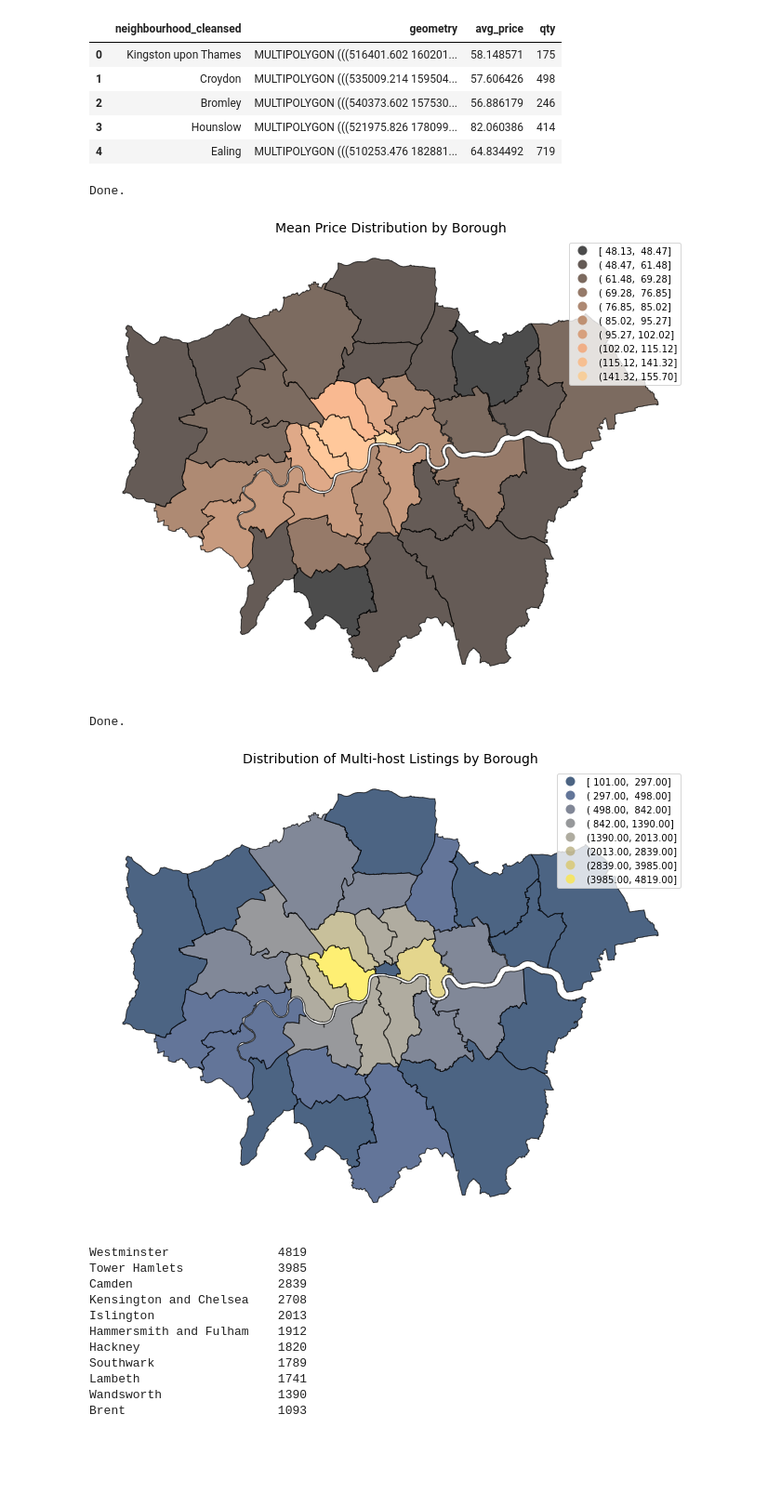
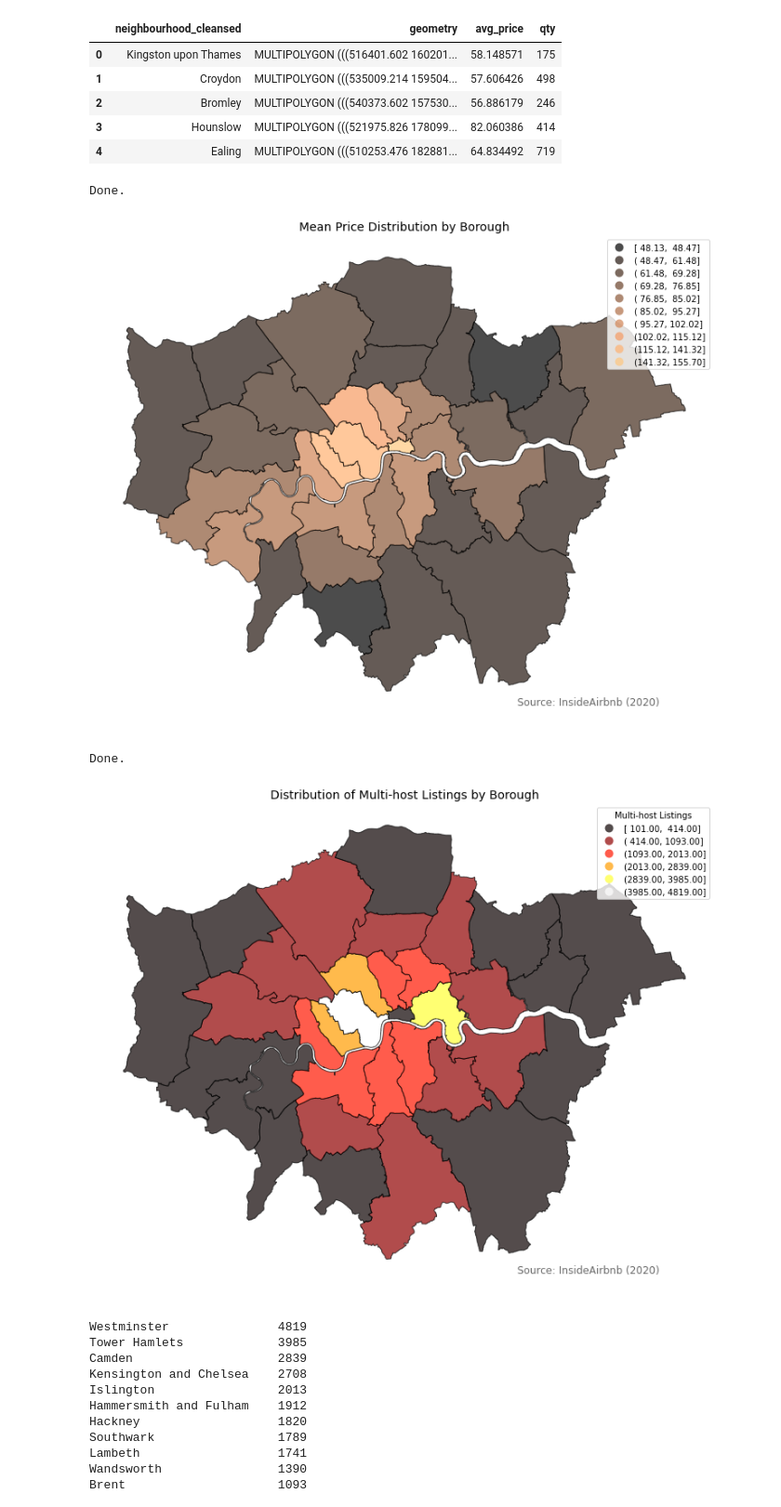
Before and after one commit to MattKavanaugh/i2p_a3_final, a Jupyter notebook: exec-briefing-final.ipynb, the cells around one changed output. Shown at 93% size. Drawn from its saved outputs; the diff is of its cells as text; code cells hidden in the pictures; blank space fills up the shorter version.

```diff
--- a/exec-briefing-final.ipynb
+++ b/exec-briefing-final.ipynb
@@ -889,6 +953,12 @@ ax = prices_map.plot(figsize=(12,9), edgecolor='black', linewidth=1, alpha=0.7,
 #ax = multi_host.plot(markersize=0.1, color = 'black', scheme='Fisher_Jenks', ax=ax)
 ax.set_title("Mean Price Distribution by Borough", fontsize=14)
 plt.axis('off')
+a = ax.annotate('Source: InsideAirbnb (2020)',
+             xy=(0.905, 0.055), xycoords='figure fraction',
+             horizontalalignment='right', verticalalignment='bottom',
+             fontsize=12, fontweight=4, color='dimgrey')
+
+plt.tight_layout()
 
 path = os.path.join('','img')
 fn = 'fig2a'
@@ -901,26 +971,34 @@ plt.savefig(os.path.join(path,fn), index=False)
 print("Done.")
 # %% [output]
 Done.
-[figure, old version]
+[figure, new version]
 # %%
 # distribution of multi-listers by neighbourhood
-ax = prices_map.plot(figsize=(12,9), edgecolor='black', linewidth=1, alpha=0.7, column='qty', cmap='cividis', scheme='Fisher_Jenks', legend=True, k=8)
-#ax = multi_host.plot(markersize=0.1, color = 'black', scheme='Fisher_Jenks', ax=ax)
+
+ax = prices_map.plot(figsize=(12,9), edgecolor='k', linewidth=1, alpha=0.7, column='qty', cmap='hot', scheme='Fisher_Jenks', legend=True, k=6)
+#ax = multi_host.plot(markersize=0.05, color = 'black', scheme='Fisher_Jenks', ax=ax)
 ax.set_title("Distribution of Multi-host Listings by Borough", fontsize=14)
 plt.axis('off')
+a = ax.annotate('Source: InsideAirbnb (2020)',
+             xy=(0.905, 0.055), xycoords='figure fraction',
+             horizontalalignment='right', verticalalignment='bottom',
+             fontsize=12, fontweight=4, color='dimgrey')
+ax.get_legend().set_title("Multi-host Listings")
+
+plt.tight_layout()
 
 path = os.path.join('','img')
 fn = 'fig2b'
 
 if not os.path.exists(path):
     print(f"Creating {path} under {os.getcwd()}")
     os.makedirs(path)
 
 plt.savefig(os.path.join(path,fn), index=False)
 print("Done.")
 # %% [output]
 Done.
-[figure, old version]
+[figure, new version]
 # %%
 # geographic distribution of multi lisitings
 multi_host['neighbourhood_cleansed'].value_counts().sort_values(ascending=False)
```
Also changed, not shown: parts of 16 cells of this notebook, 11 other files.
